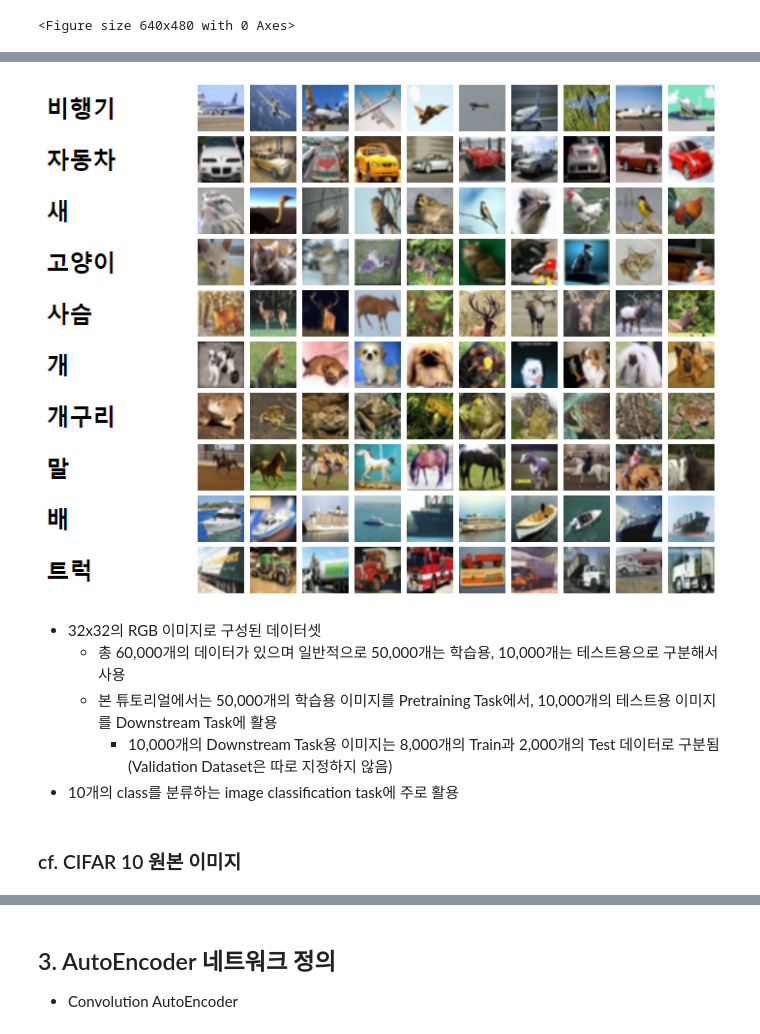
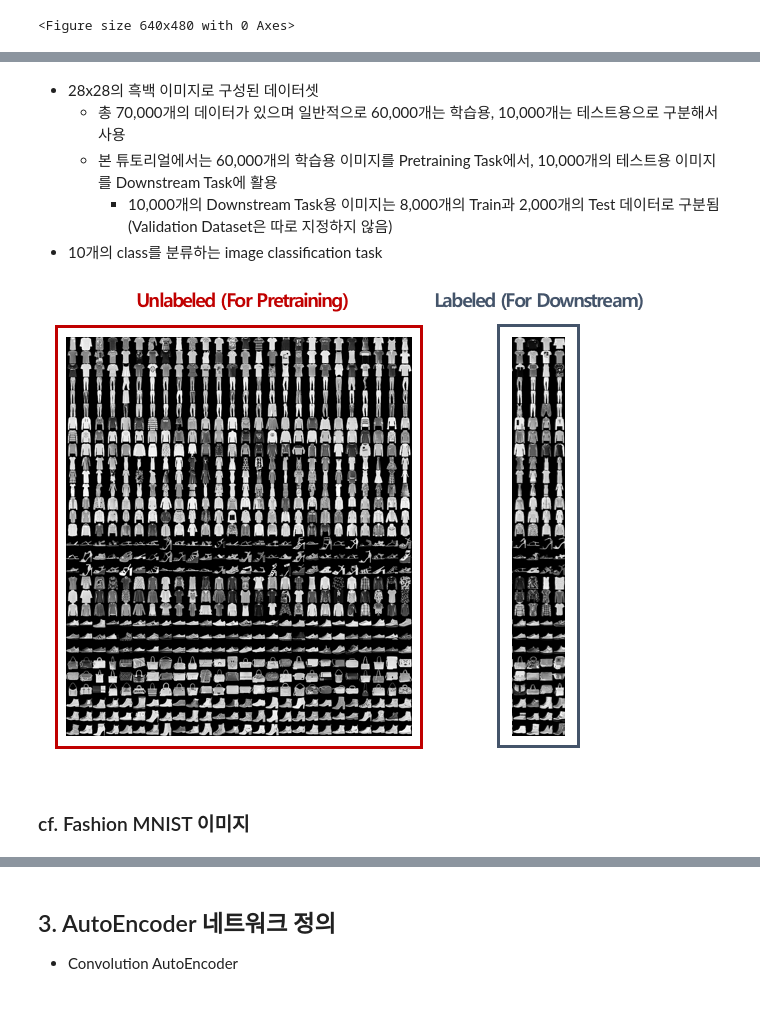
Before and after one commit to Im-JihyunKim/2023_LG_ES_SSL_1, a Jupyter notebook: 1_AutoEncoder.ipynb, the cells around one changed output, grey strips where cells are left out. Drawn from its saved outputs; the diff is of its cells as text; code cells hidden in the pictures; blank space fills up the shorter version.

```diff
--- a/1_AutoEncoder.ipynb
+++ b/1_AutoEncoder.ipynb
@@ -34,17 +34,14 @@ import numpy as np
 
 import torch
 import torch.nn as nn
-import torch.nn.functional as F
 
-from torch.utils.data import Dataset, DataLoader, Subset  # Dataset과 dataloader를 기반으로 미니배치 학습, 데이터 셔플, 병렬 처리까지 간단하게 수행 가능하도록 지원
+from torch.utils.data import Dataset, DataLoader, Subset  # 미니배치 학습, 데이터 셔플, 병렬 처리까지 간단하게 수행 가능하도록 지원
 from torchvision.transforms import transforms
 from torchvision import transforms, datasets
 from sklearn.model_selection import train_test_split
 
 import matplotlib.pyplot as plt
 plt.set_cmap('cividis')
-import matplotlib
-matplotlib.rcParams['lines.linewidth'] = 2.0
 import seaborn as sns
 sns.set()
 
@@ -76,13 +77,13 @@ cf. https://didu-story.tistory.com/85
+# %% [markdown]
+- 28x28의 흑백 이미지로 구성된 데이터셋
+  - 총 70,000개의 데이터가 있으며 일반적으로 60,000개는 학습용, 10,000개는 테스트용으로 구분해서 사용
+  - 본 튜토리얼에서는 60,000개의 학습용 이미지를 Pretraining Task에서, 10,000개의 테스트용 이미지를 Downstream Task에 활용
+    - 10,000개의 Downstream Task용 이미지는 8,000개의 Train과 2,000개의 Test 데이터로 구분됨 (Validation Dataset은 따로 지정하지 않음)
+- 10개의 class를 분류하는 image classification task
 # %%
-# Image('image/cifar10.PNG') # 로컬 사용시
-Image('/content/2023_LG_ES_SSL_1/image/cifar10.PNG') # colab 사용시
+# Image('image/FMNIST_ex.PNG') # 로컬 사용시
+Image('/content/2023_LG_ES_SSL_1/image/FMNIST_ex.PNG') # colab 사용시
 # %% [output]
-[figure, old version]
+[figure, new version]
-# %% [markdown]
-- 32x32의 RGB 이미지로 구성된 데이터셋
-  - 총 60,000개의 데이터가 있으며 일반적으로 50,000개는 학습용, 10,000개는 테스트용으로 구분해서 사용
-  - 본 튜토리얼에서는 50,000개의 학습용 이미지를 Pretraining Task에서, 10,000개의 테스트용 이미지를 Downstream Task에 활용
-    - 10,000개의 Downstream Task용 이미지는 8,000개의 Train과 2,000개의 Test 데이터로 구분됨 (Validation Dataset은 따로 지정하지 않음)
-- 10개의 class를 분류하는 image classification task에 주로 활용
 # %%
 # Custom Dataset
@@ -131,7 +121,7 @@ class CIFAR10Dataset(Dataset):
         else:
             raise NotImplementedError("'mode' should be one of ['train' or 'test']")
 # %% [markdown]
-### cf. CIFAR 10 원본 이미지
+### cf. Fashion MNIST 이미지
 # %%
 data_dir = './data/'
 # data_dir = '/content/2023_LG_ES_SSL_1/data/'   # colab 사용 시
```
Also changed, not shown: parts of 29 cells of this notebook, 13 other files.
